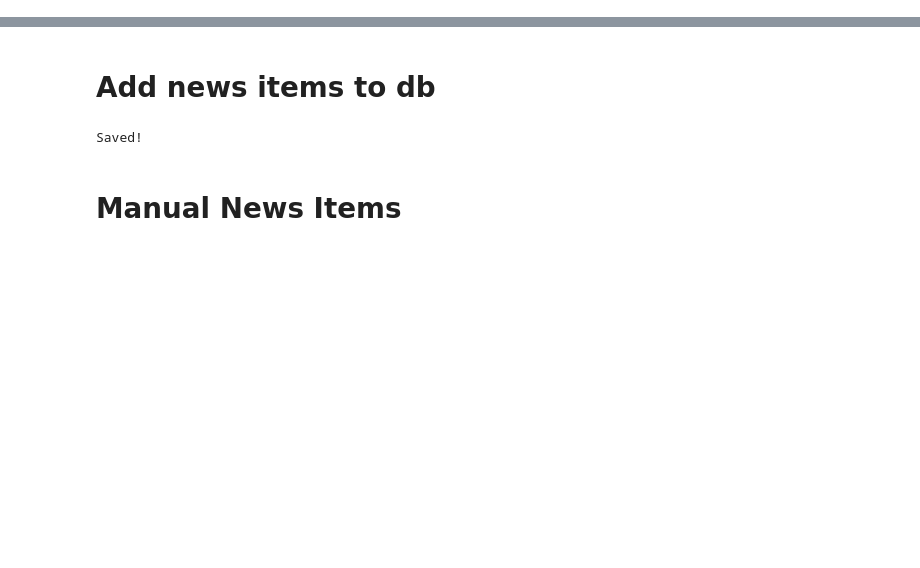
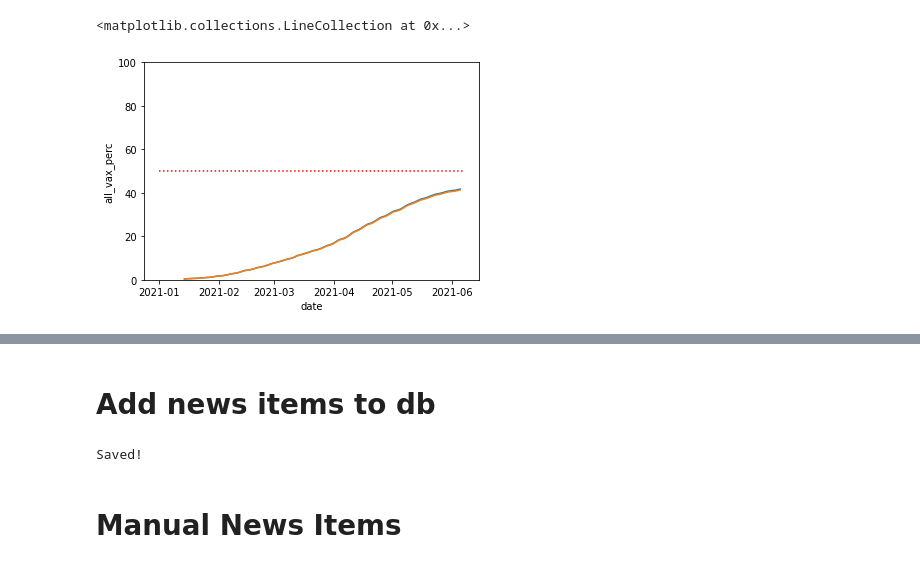
Before and after one commit to pomkos/covid_dash, a Jupyter notebook: covid_soup.ipynb, the cells around one changed output, grey strips where cells are left out. Drawn from its saved outputs; the diff is of its cells as text; code cells hidden in the pictures; blank space fills up the shorter version.

Commit message:
moved perc vax to default view

```diff
--- a/covid_soup.ipynb
+++ b/covid_soup.ipynb
@@ -3,7 +3,7 @@ import pandas as pd
 import sqlalchemy as sq
 import matplotlib.pyplot as plt
 # %%
-engine = sq.create_engine("sqlite:///data/covid_news.db")
+engine = sq.create_engine("sqlite:///data/covid_db.sqlite")
 cnx = engine.connect()
 # %%
 meta = sq.MetaData()
@@ -15,2 +15,2 @@ dict_keys(['news'])
 # %%
-news = pd.read_sql('news',cnx)
+df = pd.read_sql('covid_world',cnx)
@@ -36,0 +17,2 @@ news
+# %%
+df['date'] = pd.to_datetime(df['date'])
@@ -37 +22,3 @@ news
+# %%
+df2 = df[df['location'] == 'United States']
 # %%
@@ -40,0 +26,15 @@ st.checkbox()
+# %%
+sns.lineplot(data=df2,x='date',y='all_vax_perc')
+sns.lineplot(data=df2,x='date',y='all_doses_vaccinated_per_hundred')
+plt.ylim(0,100)
+plt.hlines(
+    50,
+    xmin = pd.to_datetime('01-01-2021'),
+    xmax = dt.datetime.now(),
+    color='red',
+    linestyle=':',
+    label = '50%'
+          )
+# %% [output]
+<matplotlib.collections.LineCollection at 0x...>
+[figure, added]
```
Also changed, not shown: parts of 6 cells of this notebook, 1 other file.
